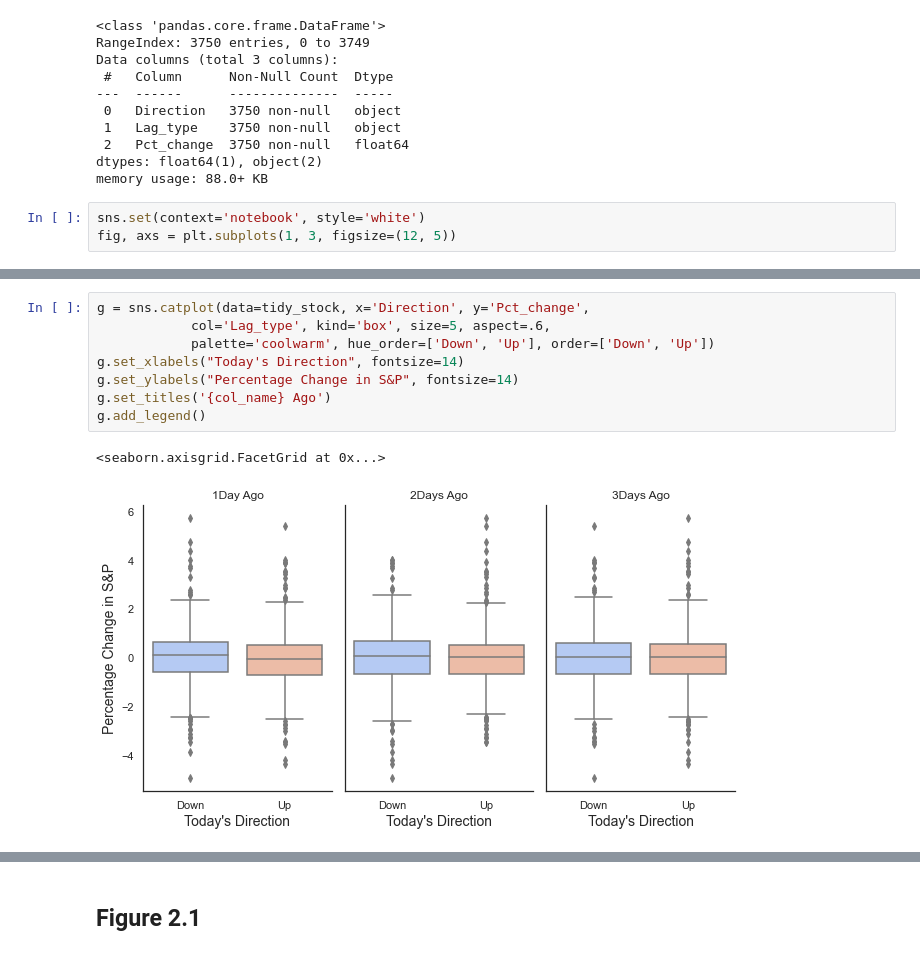
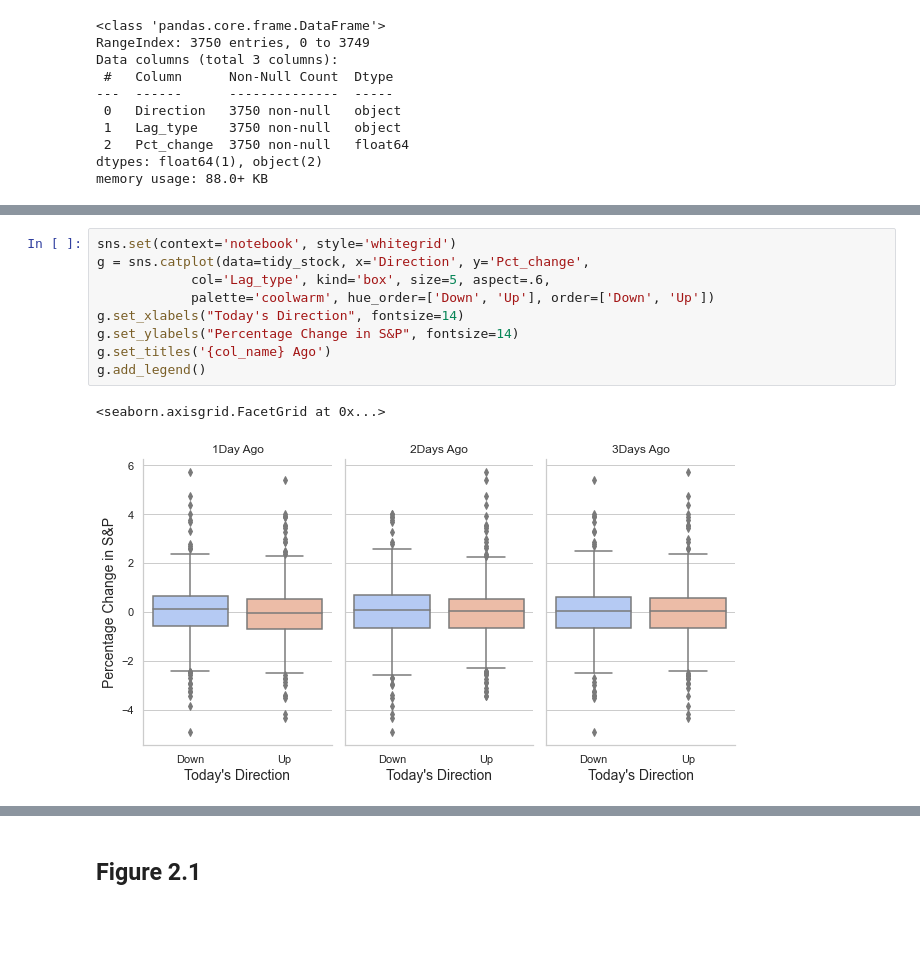
Before and after one commit to skacem/An-Introduction-to-Statistical-Learning, a Jupyter notebook: Chapter_1_and_2/Figures_and_Examples.ipynb, the cells around one changed output, grey strips where cells are left out. Cells and saved outputs as stored; diff of their text form; blank space fills up the shorter version.

```diff
--- a/Chapter_1_and_2/Figures_and_Examples.ipynb
+++ b/Chapter_1_and_2/Figures_and_Examples.ipynb
@@ -124,6 +124,3 @@ Data columns (total 3 columns):
  2   Pct_change  3750 non-null   float64
 dtypes: float64(1), object(2)
 memory usage: 88.0+ KB
-# %%
-sns.set(context='notebook', style='white')
-fig, axs = plt.subplots(1, 3, figsize=(12, 5))
@@ -132,11 +127,12 @@ fig, axs = plt.subplots(1, 3, figsize=(12, 5))
 # %%
+sns.set(context='notebook', style='whitegrid')
 g = sns.catplot(data=tidy_stock, x='Direction', y='Pct_change',
             col='Lag_type', kind='box', size=5, aspect=.6,
             palette='coolwarm', hue_order=['Down', 'Up'], order=['Down', 'Up'])
 g.set_xlabels("Today's Direction", fontsize=14)
 g.set_ylabels("Percentage Change in S&P", fontsize=14)
 g.set_titles('{col_name} Ago')
 g.add_legend()
 # %% [output]
 <seaborn.axisgrid.FacetGrid at 0x...>
-[figure, old version]
+[figure, new version]
```
Also changed, not shown: parts of 3 cells of this notebook, 3 other files.
